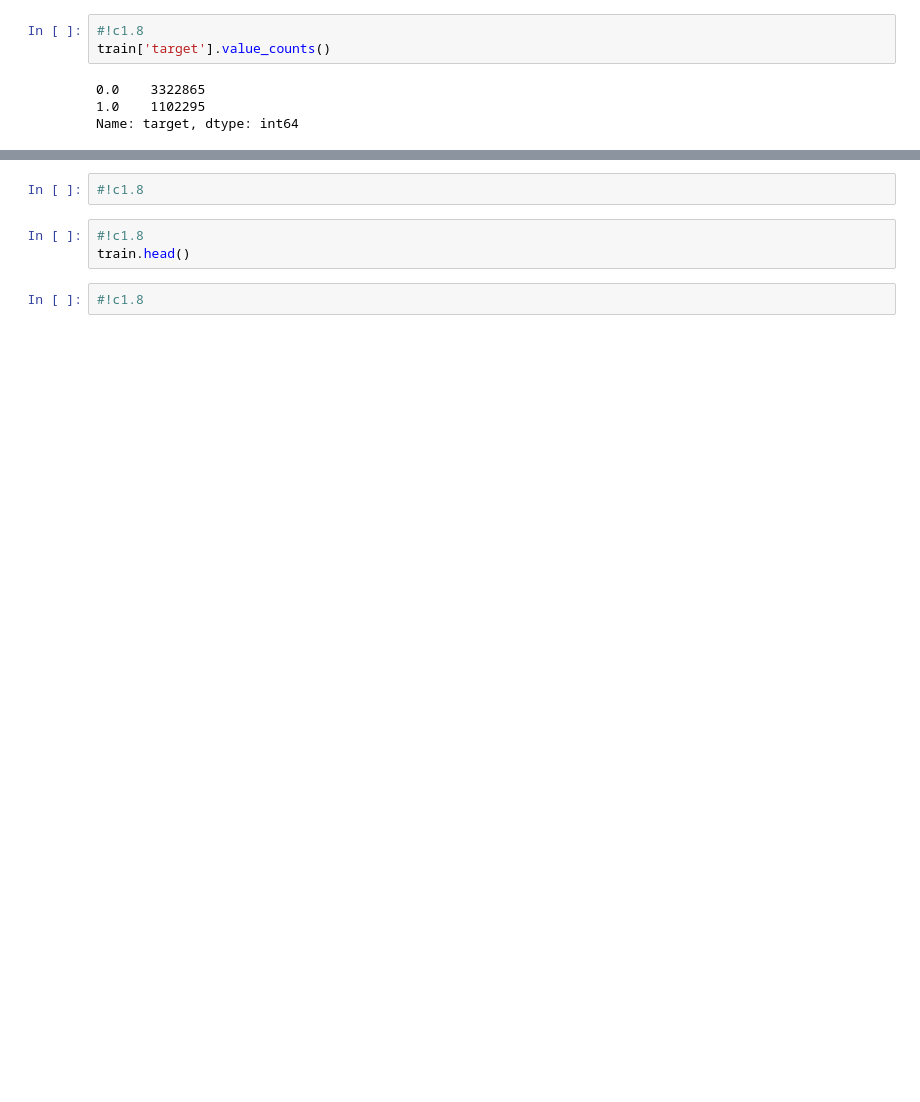
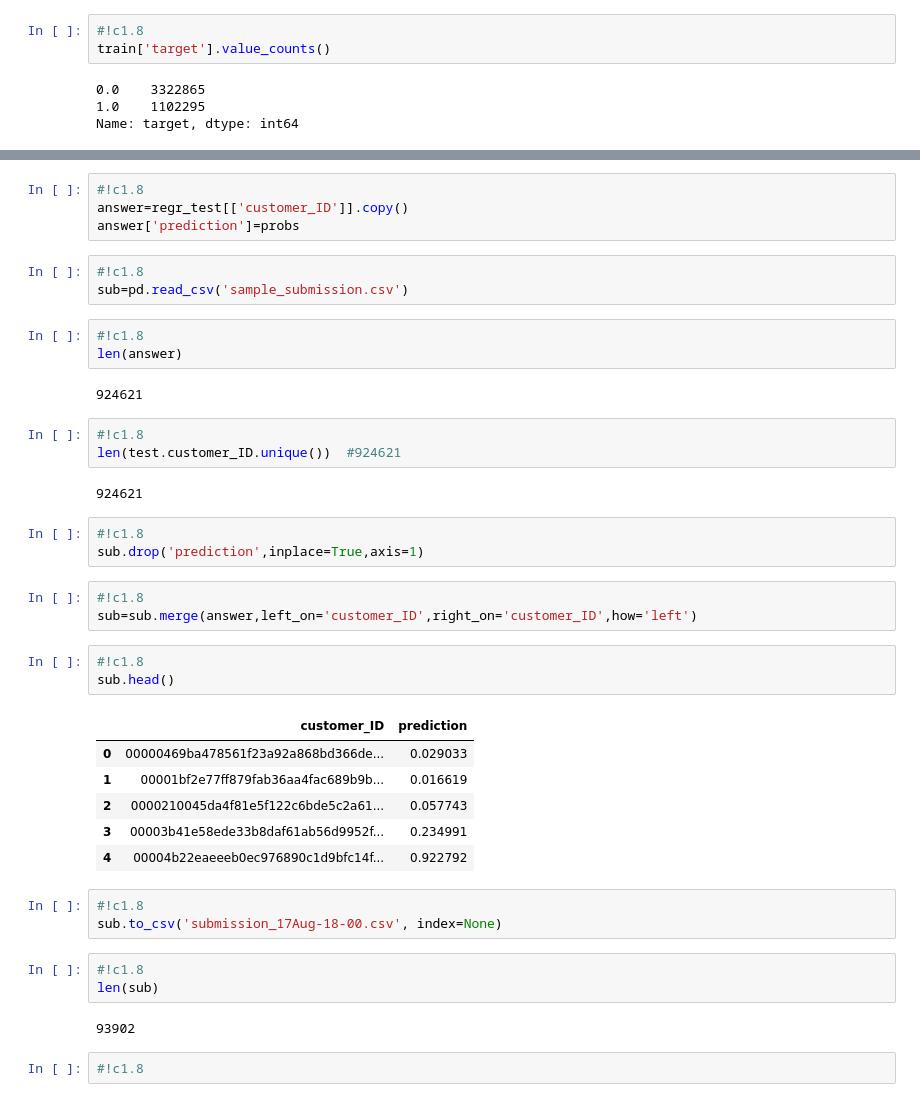
Before and after one commit to Cr3cker/Kaggle-ML, a Jupyter notebook: Amex_Dima.ipynb, the cells around one changed output, grey strips where cells are left out. Cells and saved outputs as stored; diff of their text form; blank space fills up the shorter version.

```diff
--- a/Amex_Dima.ipynb
+++ b/Amex_Dima.ipynb
@@ -265,7 +465,43 @@ Name: target, dtype: int64
+# %%
+#!c1.8
+answer=regr_test[['customer_ID']].copy()
+answer['prediction']=probs
+# %%
+#!c1.8
+sub=pd.read_csv('sample_submission.csv')
+# %%
+#!c1.8
+len(answer)
+# %% [output]
+924621
+# %%
+#!c1.8
+len(test.customer_ID.unique())  #924621
+# %% [output]
+924621
+# %%
+#!c1.8
+sub.drop('prediction',inplace=True,axis=1)
+# %%
+#!c1.8
+sub=sub.merge(answer,left_on='customer_ID',right_on='customer_ID',how='left')
+# %%
+#!c1.8
+sub.head()
+# %% [output]
+|  | customer_ID | prediction |
+| 0 | 00000469ba478561f23a92a868bd366de... | 0.029033 |
+| 1 | 00001bf2e77ff879fab36aa4fac689b9b... | 0.016619 |
+| 2 | 0000210045da4f81e5f122c6bde5c2a61... | 0.057743 |
+| 3 | 00003b41e58ede33b8daf61ab56d9952f... | 0.234991 |
+| 4 | 00004b22eaeeeb0ec976890c1d9bfc14f... | 0.922792 |
+# %%
+#!c1.8
+sub.to_csv('submission_17Aug-18-00.csv', index=None)
+# %%
+#!c1.8
+len(sub)
+# %% [output]
+93902
 # %%
 #!c1.8
-# %%
-#!c1.8
-train.head()
-# %%
-#!c1.8
```
Also changed, not shown: parts of 37 cells of this notebook.
